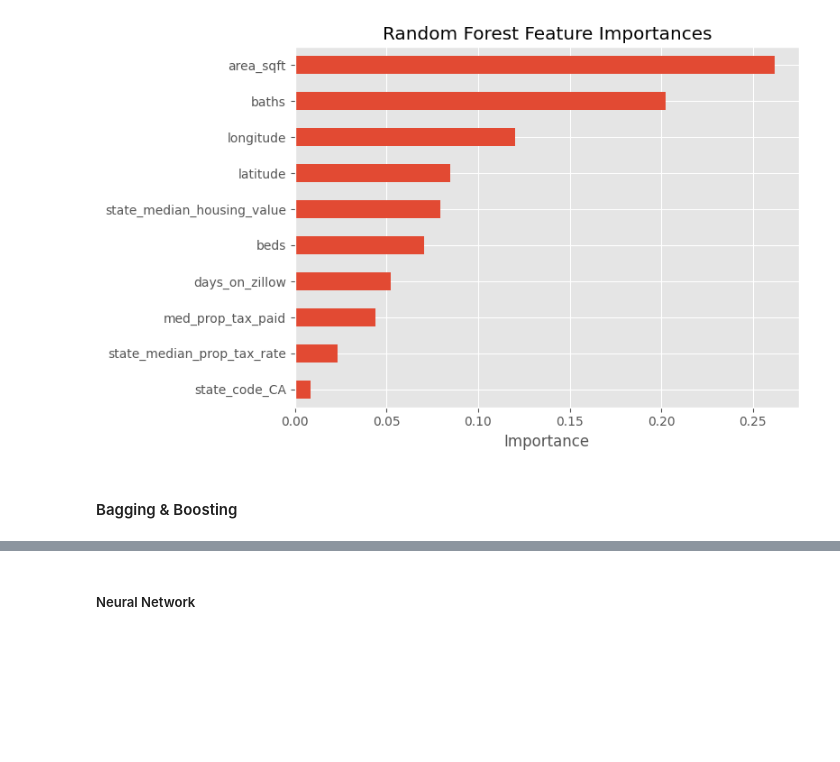
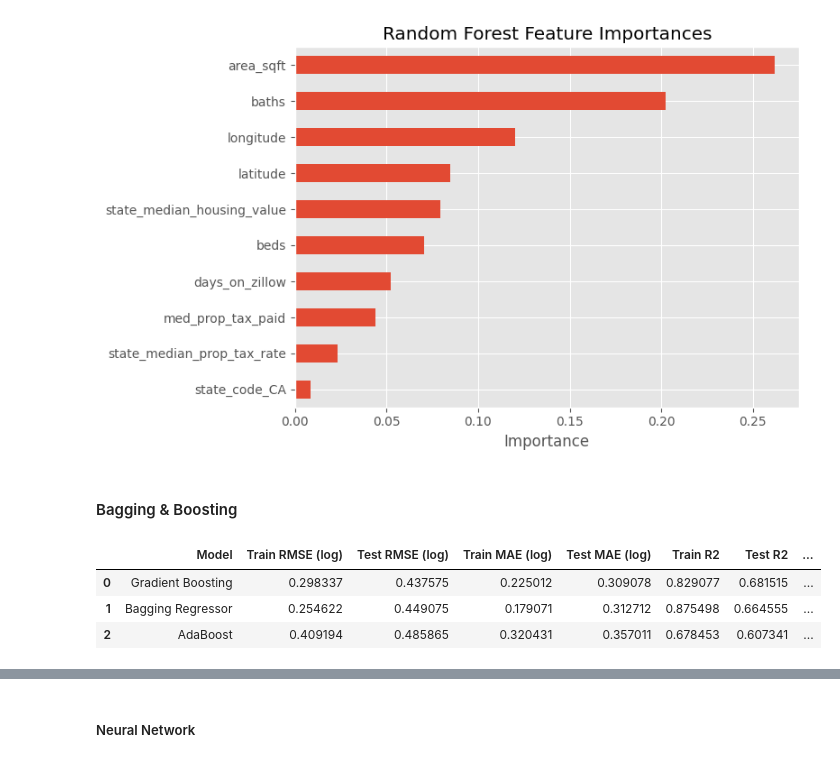
Before and after one commit to nasingh2/DS644-MLBA-Final-Project, a Jupyter notebook: models/models_IN_PROGRESS.ipynb, the cells around one changed output, grey strips where cells are left out. Saved outputs shown, nothing was run; the diff lists cells and outputs as text; code cells hidden in the pictures; blank space fills up the shorter version.

```diff
--- a/models/models_IN_PROGRESS.ipynb
+++ b/models/models_IN_PROGRESS.ipynb
@@ -579,3 +579,93 @@ plt.show()
 [figure]
 # %% [markdown]
 #### Bagging & Boosting
+# %%
+# Bagging & Boosting
+
+bag_base_tree = DecisionTreeRegressor(
+    max_depth=12,
+    min_samples_leaf=2,
+    random_state=RANDOM_STATE
+)
+
+ada_base_tree = DecisionTreeRegressor(
+    max_depth=4,
+    min_samples_leaf=2,
+    random_state=RANDOM_STATE
+)
+
+bagging_model = BaggingRegressor(
+    estimator=bag_base_tree,
+    n_estimators=200,
+    max_samples=0.8,
+    bootstrap=True,
+    random_state=RANDOM_STATE,
+    n_jobs=1
+)
+
+adaboost_model = AdaBoostRegressor(
+    estimator=ada_base_tree,
+    n_estimators=300,
+    learning_rate=0.05,
+    random_state=RANDOM_STATE
+)
+
+gradient_boosting_model = GradientBoostingRegressor(
+    n_estimators=300,
+    learning_rate=0.05,
+    max_depth=3,
+    subsample=0.8,
+    random_state=RANDOM_STATE
+)
+
+bb_models = {
+    "Bagging Regressor": bagging_model,
+    "AdaBoost": adaboost_model,
+    "Gradient Boosting": gradient_boosting_model
+}
+
+bb_results = []
+bb_predictions_log = {}
+bb_predictions_dollar = {}
+bb_trained_models = {}
+
+for name, model in bb_models.items():
+    model.fit(X_train, y_train)
+
+    y_pred_train_log = model.predict(X_train)
+    y_pred_test_log = model.predict(X_test)
+
+    y_pred_train_dollar = np.exp(y_pred_train_log)
+    y_pred_test_dollar = np.exp(y_pred_test_log)
+
+    y_train_dollar = np.exp(y_train)
+    y_test_dollar = np.exp(y_test)
+
+    within_15 = np.mean(np.abs(y_test_dollar - y_pred_test_dollar) / y_test_dollar <= 0.15)
+
+    bb_results.append({
+        "Model": name,
+        "Train RMSE (log)": np.sqrt(mean_squared_error(y_train, y_pred_train_log)),
+        "Test RMSE (log)": np.sqrt(mean_squared_error(y_test, y_pred_test_log)),
+        "Train MAE (log)": mean_absolute_error(y_train, y_pred_train_log),
+        "Test MAE (log)": mean_absolute_error(y_test, y_pred_test_log),
+        "Train R2": r2_score(y_train, y_pred_train_log),
+        "Test R2": r2_score(y_test, y_pred_test_log),
+        "Train RMSE ($)": np.sqrt(mean_squared_error(y_train_dollar, y_pred_train_dollar)),
+        "Test RMSE ($)": np.sqrt(mean_squared_error(y_test_dollar, y_pred_test_dollar)),
+        "Train MAE ($)": mean_absolute_error(y_train_dollar, y_pred_train_dollar),
+        "Test MAE ($)": mean_absolute_error(y_test_dollar, y_pred_test_dollar),
+        "Within 15% Accuracy": within_15
+    })
+
+    bb_predictions_log[name] = y_pred_test_log
+    bb_predictions_dollar[name] = y_pred_test_dollar
+    bb_trained_models[name] = model
+
+bb_results_df = pd.DataFrame(bb_results).sort_values("Test MAE ($)").reset_index(drop=True)
+bb_results_df
+# %% [output]
+|  | Model | Train RMSE (log) | Test RMSE (log) | Train MAE (log) | Test MAE (log) | Train R2 | Test R2 | ... |
+| 0 | Gradient Boosting | 0.298337 | 0.437575 | 0.225012 | 0.309078 | 0.829077 | 0.681515 | ... |
+| 1 | Bagging Regressor | 0.254622 | 0.449075 | 0.179071 | 0.312712 | 0.875498 | 0.664555 | ... |
+| 2 | AdaBoost | 0.409194 | 0.485865 | 0.320431 | 0.357011 | 0.678453 | 0.607341 | ... |
```
Also changed, not shown: parts of 5 cells of this notebook.
